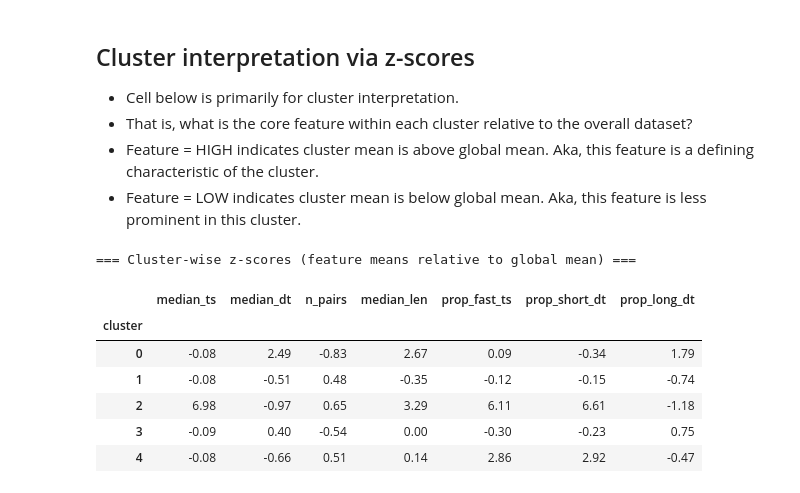
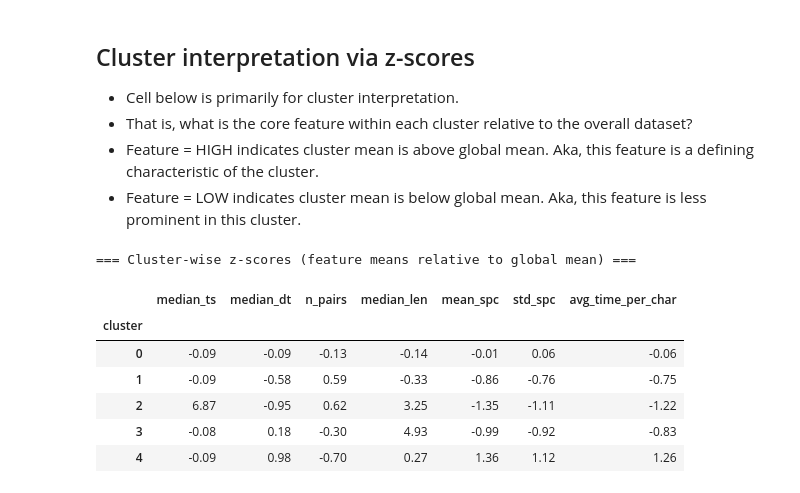
Before and after one commit to LewNew/PhD, a Jupyter notebook: projects/typing_speed/notebooks/Typing_Clustering.ipynb, the cells around one changed output. Cells and saved outputs as stored; diff of their text form; code cells hidden in the pictures.

```diff
--- a/projects/typing_speed/notebooks/Typing_Clustering.ipynb
+++ b/projects/typing_speed/notebooks/Typing_Clustering.ipynb
@@ -39,7 +39,7 @@ os.makedirs("output", exist_ok=True)
 # %%
 # Load session-level features & basic info
 
-SESSION_FEATURES_PATH = "output/cyberlab_session_features_tukey_time_ts.csv"
+SESSION_FEATURES_PATH = "output/cyberlab_clustering_features.csv"
 
 df_sess = pd.read_csv(SESSION_FEATURES_PATH)
 
@@ -103,22 +103,20 @@ Sessions retained for clustering: 167
 # Features chosen to capture:
 # - median typing speed and delay (robust to outliers)
 # - total "volume" (n_pairs)
-# - proportion of very fast typing (paste/script bursts)
-# - proportion of long pauses
-# - proportion of short pauses
 # - typical command length (median_len)
+# - SPC-based behaviour (mean_spc, std_spc, avg_time_per_char)
 
 features = [
-    "median_ts",      # speed (chars/s)
-    "median_dt",      # thinking time (s)
-    "n_pairs",        # session volume
-    "prop_fast_ts",   # burstiness / paste-scripts
-    "prop_long_dt",   # long pauses
-    "prop_short_dt",  # short pauses
-    "median_len",     # typical command length
+    "median_ts",        # speed (chars/s)
+    "median_dt",        # thinking time (s)
+    "n_pairs",          # session volume
+    "median_len",       # typical command length
+    "mean_spc",         # mean seconds per char (from SPC-based stats)
+    "std_spc",          # variability in seconds per char
+    "avg_time_per_char" # sum(time_diff) / sum(cmd_length)
 ]
 
-# Keep only those columns that exist just in case
+# Keep only those columns that actually exist (defensive)
 features = [c for c in features if c in df_clust.columns]
 
 print("Using features for clustering:")
@@ -152,11 +150,19 @@ Using features for clustering:
 # %%
-# Log-transform skewed features (time + counts)
+# Log-transform skewed features (time + counts + SPC)
 
 # These are expected to be heavy-tailed, so we work in log-space
-log_features = ["n_pairs", "median_dt", "median_ts"]
+log_features = [
+    "n_pairs",
+    "median_dt",
+    "median_ts",
+    "mean_spc",
+    "std_spc",
+    "avg_time_per_char",
+]
 log_features = [c for c in log_features if c in X.columns]
 
 for col in log_features:
+    # log1p handles zeros safely; SPC should be > 0 but this keeps things robust
     X[col] = np.log1p(X[col])
 
 print("Log-transformed columns:", log_features)
@@ -317,42 +323,42 @@ from IPython.display import display
 features_for_z = [
     "median_ts",
     "median_dt",
     "n_pairs",
     "median_len",
-    "prop_fast_ts",
-    "prop_short_dt",
-    "prop_long_dt",
+    "mean_spc",
+    "std_spc",
+    "avg_time_per_char",
 ]
 features_for_z = [c for c in features_for_z if c in df_clust.columns]
 
 # Global stats
 global_mean = df_clust[features_for_z].mean()
-global_std = df_clust[features_for_z].std()
+global_std  = df_clust[features_for_z].std()
 
 # Cluster-wise means
 cluster_means = df_clust.groupby("cluster")[features_for_z].mean()
 
 # Z-scores: how many std deviations each cluster is above/below global mean
 cluster_z = (cluster_means - global_mean) / global_std
 
 print("=== Cluster-wise z-scores (feature means relative to global mean) ===")
 display(cluster_z.round(2))
 
 # For each cluster, print the most distinctive features
 for k, row in cluster_z.iterrows():
     print(f"\n=== Cluster {k} - most distinctive features ===")
     # sort by absolute z-score descending
     top = row.reindex(features_for_z).abs().sort_values(ascending=False)
     for feat in top.index[:5]:
         z = row[feat]
         direction = "HIGH" if z > 0 else "LOW"
-        print(f"  {feat:15s}: {direction:4s} (z = {z:+.2f})")
+        print(f"  {feat:18s}: {direction:4s} (z = {z:+.2f})")
 # %% [output]
 === Cluster-wise z-scores (feature means relative to global mean) ===
-|  | median_ts | median_dt | n_pairs | median_len | prop_fast_ts | prop_short_dt | prop_long_dt |
+|  | median_ts | median_dt | n_pairs | median_len | mean_spc | std_spc | avg_time_per_char |
 | cluster |  |  |  |  |  |  |  |
-| 0 | -0.08 | 2.49 | -0.83 | 2.67 | 0.09 | -0.34 | 1.79 |
-| 1 | -0.08 | -0.51 | 0.48 | -0.35 | -0.12 | -0.15 | -0.74 |
-| 2 | 6.98 | -0.97 | 0.65 | 3.29 | 6.11 | 6.61 | -1.18 |
-| 3 | -0.09 | 0.40 | -0.54 | 0.00 | -0.30 | -0.23 | 0.75 |
-| 4 | -0.08 | -0.66 | 0.51 | 0.14 | 2.86 | 2.92 | -0.47 |
+| 0 | -0.09 | -0.09 | -0.13 | -0.14 | -0.01 | 0.06 | -0.06 |
+| 1 | -0.09 | -0.58 | 0.59 | -0.33 | -0.86 | -0.76 | -0.75 |
+| 2 | 6.87 | -0.95 | 0.62 | 3.25 | -1.35 | -1.11 | -1.22 |
+| 3 | -0.08 | 0.18 | -0.30 | 4.93 | -0.99 | -0.92 | -0.83 |
+| 4 | -0.09 | 0.98 | -0.70 | 0.27 | 1.36 | 1.12 | 1.26 |
```
Also changed, not shown: parts of 12 cells of this notebook.
